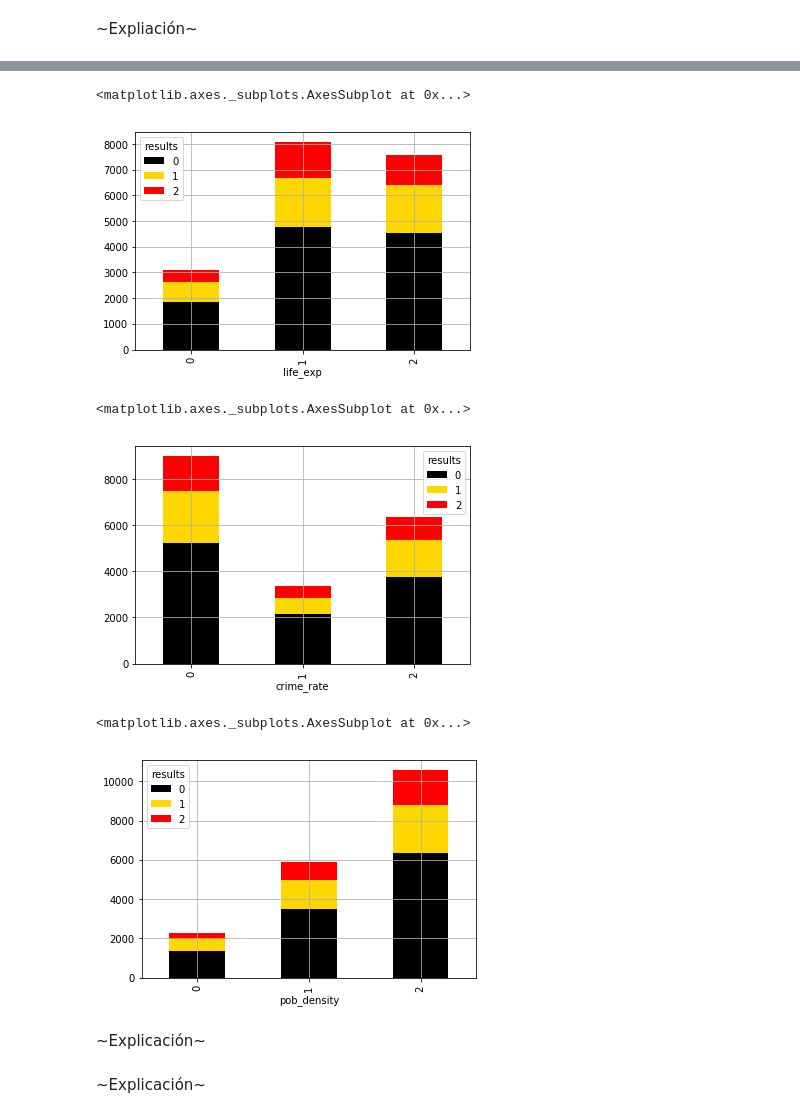
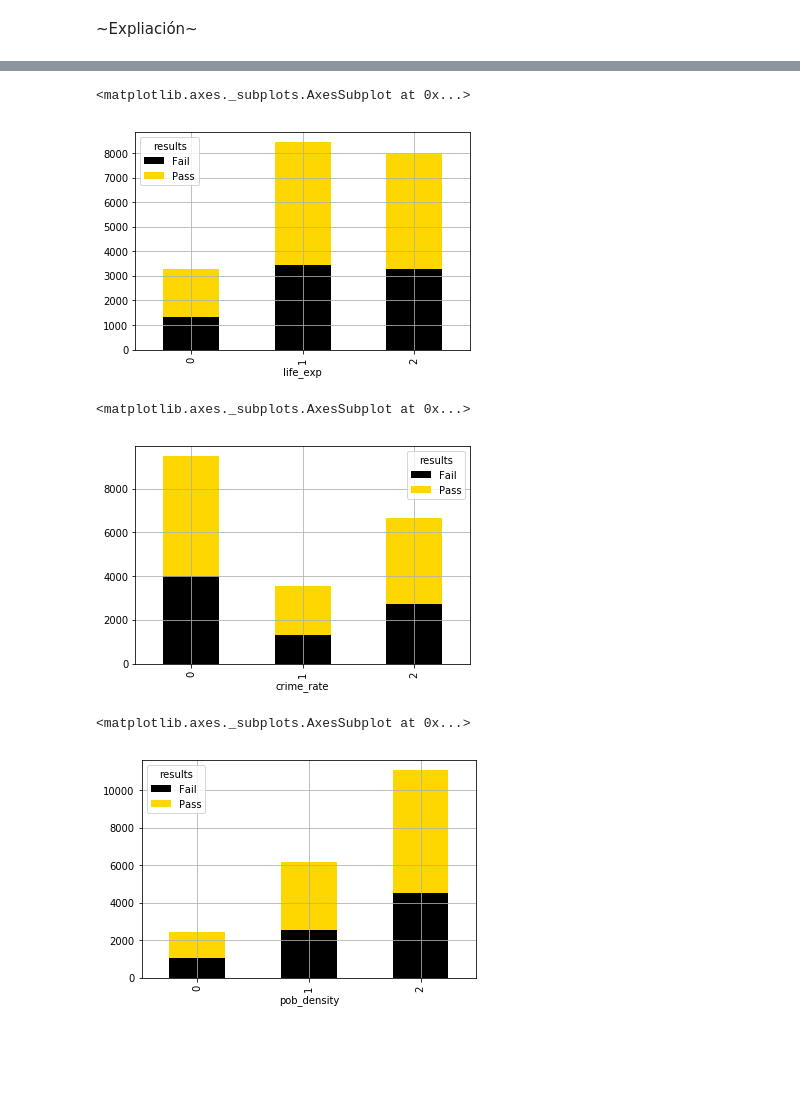
Before and after one commit to LeoReyesDev/datascience-project, a Jupyter notebook: Proyecto-GAP.ipynb, the cells around one changed output, grey strips where cells are left out. Cells and saved outputs as stored; diff of their text form; code cells hidden in the pictures; blank space fills up the shorter version.

```diff
--- a/Proyecto-GAP.ipynb
+++ b/Proyecto-GAP.ipynb
@@ -127,0 +135,5 @@ datos.head()
+# %%
+datos.facility_type = datos.facility_type.str.lower()
+datos.loc[datos.facility_type.str.contains("restaurant", na = False),'facility_type'] = "restaurant"
+datos.loc[datos.facility_type.str.contains("restaurant", na = False) == False,'facility_type'] = "other"
+datos.facility_type.value_counts()
@@ -127,0 +158,4 @@ datos.head()
+# %%
+datos.loc[datos.results.str.contains("Conditions", na = False),'results'] = "Fail"
+datos.loc[datos.results.str.contains("Pass", na = False) == False,'results'] = "Fail"
+datos.results.value_counts()
@@ -127,0 +188,4 @@ datos.head()
+# %%
+datos.loc[datos.inspection_type.str.contains("Re-Inspection", na = False),'inspection_type'] = "ther"
+datos.loc[datos.inspection_type.str.contains("Canvass", na = False) == False,'inspection_type'] = "other"
+datos.inspection_type.value_counts()
@@ -127,0 +198,3 @@ datos.head()
+# %%
+datos.violations = datos.violations[:].str[0:2]
+datos.violations.value_counts()
@@ -242,18 +320,18 @@ Name: region, dtype: int64
 # %%
 results_count  = pd.crosstab([datos.life_exp], datos.results)
-results_count.plot.bar(stacked=True, color=['black','gold', 'red'], grid=True)
+results_count.plot.bar(stacked=True, color=['black','gold'], grid=True)
 # %% [output]
 <matplotlib.axes._subplots.AxesSubplot at 0x...>
-[figure, old version]
+[figure, new version]
 # %%
 results_count  = pd.crosstab([datos.crime_rate], datos.results)
-results_count.plot.bar(stacked=True, color=['black','gold', 'red'], grid=True)
+results_count.plot.bar(stacked=True, color=['black','gold'], grid=True)
 # %% [output]
 <matplotlib.axes._subplots.AxesSubplot at 0x...>
-[figure, old version]
+[figure, new version]
 # %%
 results_count  = pd.crosstab([datos.pob_density], datos.results)
-results_count.plot.bar(stacked=True, color=['black','gold', 'red'], grid=True)
+results_count.plot.bar(stacked=True, color=['black','gold'], grid=True)
 # %% [output]
 <matplotlib.axes._subplots.AxesSubplot at 0x...>
-[figure, old version]
+[figure, new version]
@@ -272,2 +337,0 @@ datos.head()
-# %% [markdown]
-~Explicación~
@@ -279,2 +337,0 @@ datos.head()
-# %% [markdown]
-~Explicación~
```
Also changed, not shown: parts of 32 cells of this notebook.
